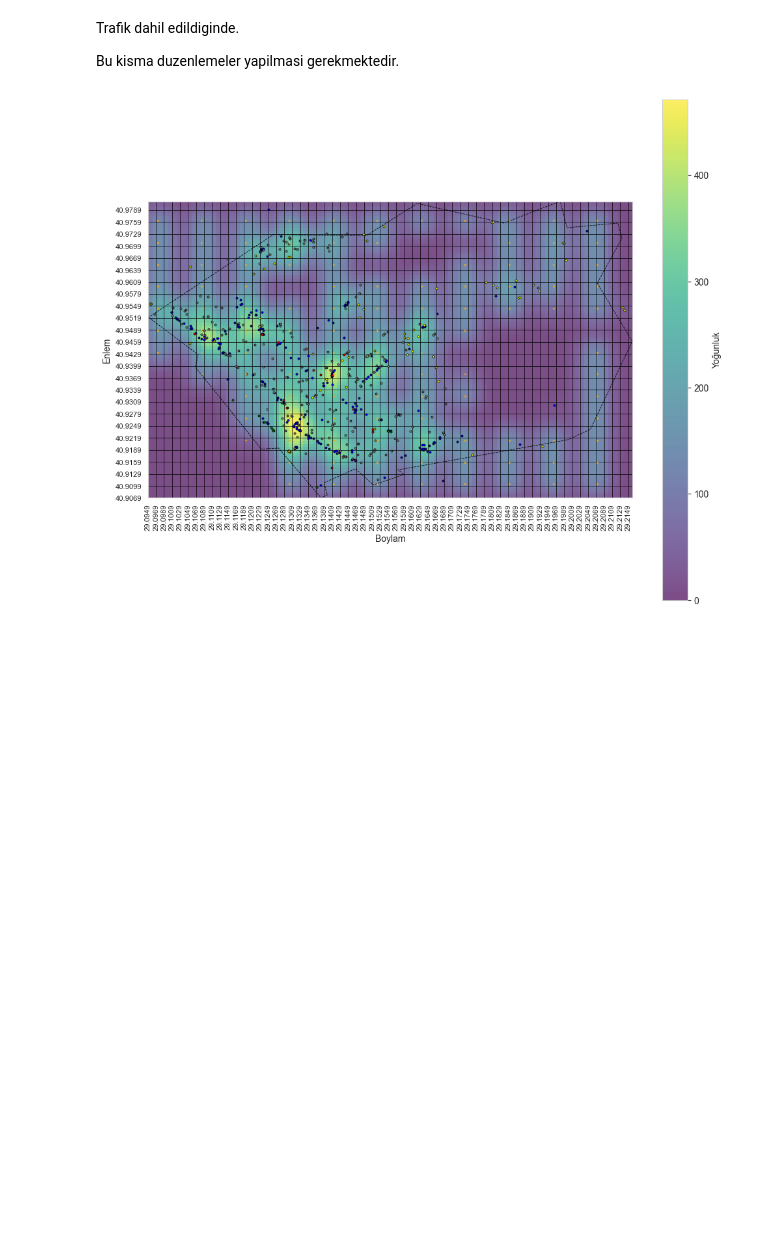
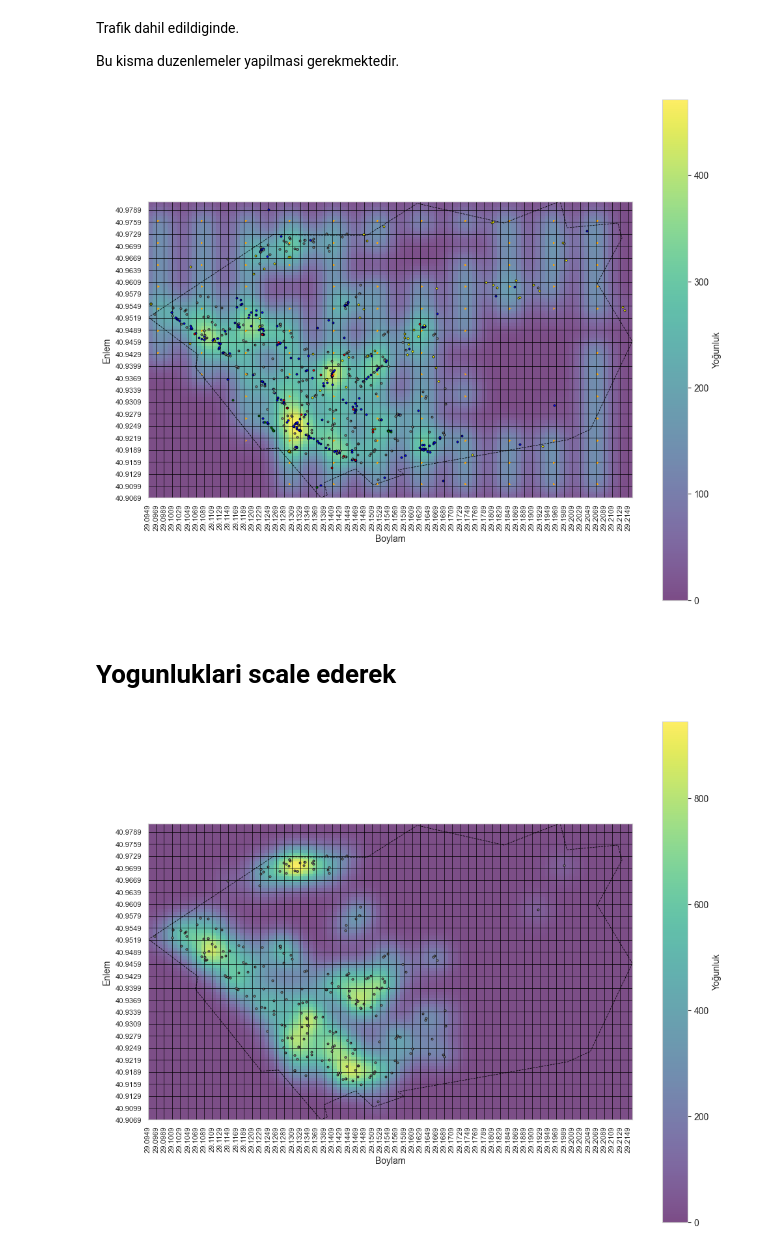
Before and after one commit to umutky/engineering_project, a Jupyter notebook: prepare_data.ipynb, the cells around one changed output. Saved outputs shown, nothing was run; the diff lists cells and outputs as text; code cells hidden in the pictures; blank space fills up the shorter version.

Commit message:
Maltepe_poi data was created and added to the map. Density values were calculated and scaled separately

```diff
--- a/prepare_data.ipynb
+++ b/prepare_data.ipynb
@@ -772,3 +771,67 @@ plt.plot(maltepe_sinir_koordinatlar[:, 1], maltepe_sinir_koordinatlar[:, 0], c='
 plt.show()
 # %% [output]
 [figure]
+# %% [markdown]
+# Yogunluklari scale ederek
+# %%
+import pandas as pd
+import numpy as np
+from geopy.distance import geodesic
+import matplotlib.pyplot as plt
+from sklearn.neighbors import KernelDensity
+from sklearn.preprocessing import MinMaxScaler
+
+atm_coords = maltepe_banka_atm[['longitude', 'latitude']].values
+akarayakit_coords = maltepe_akaryakit[['longitude', 'latitude']].values
+tum_rakipler_coords = tum_rakipler[['longitude', 'latitude']].values
+duraklar_coords = maltepe_duraklar[['longitude', 'latitude']].values
+otopark_coords = maltepe_otopark[['longitude', 'latitude']].values
+kendi_magazalarimiz = migros_df[['Longitude', 'Latitude']].values
+
+# Tüm koordinatların birleştirilmesi
+all_coords = tum_rakipler_coords
+
+# Kernel Density Estimation (Çekirdek Yoğunluk Tahmini) modelinin oluşturulması
+kde = KernelDensity(bandwidth=0.003, kernel='gaussian')  # Bandwidth ve kernel seçenekleri ayarlanabilir
+
+# Modelin veriye uydurulması
+kde.fit(all_coords)
+
+# Izgara oluşturma
+x_grid, y_grid = np.mgrid[min_longitude:max_longitude:100j, min_latitude:max_latitude:100j]
+positions = np.vstack([x_grid.ravel(), y_grid.ravel()])
+
+# Her bir ızgaradaki yoğunluk değerlerinin hesaplanması
+density_all = np.exp(kde.score_samples(positions.T))
+density_all = np.reshape(density_all, x_grid.shape)
+
+#scaler = MinMaxScaler()
+#density_all = scaler.fit_transform(density_all.reshape(-1, 1)).reshape(density_all.shape)
+# Figürün oluşturulması
+plt.figure(figsize=(12, 10))
+
+# Yoğunluk haritasının çizilmesi
+plt.imshow(np.rot90(density_all), cmap=plt.cm.viridis, extent=[min_longitude, max_longitude, min_latitude, max_latitude], alpha=0.7)
+plt.colorbar(label='Yoğunluk')
+
+# Izgara çizgilerinin eklenmesi
+plt.grid(color='black', linestyle='-', linewidth=0.5)
+
+# ATM ve banka koordinatlarının scatter plot ile eklenmesi
+#plt.scatter(atm_coords[:, 0], atm_coords[:, 1], color='blue', label='ATM', marker='o', edgecolors='black', linewidth=.5, s=5)
+#plt.scatter(akarayakit_coords[:, 0], akarayakit_coords[:, 1], color='red', label='Banka', marker='o', edgecolors='black', linewidth=.5, s=5)
+plt.scatter(tum_rakipler_coords[:, 0], tum_rakipler_coords[:, 1], color='grey', label='rakip_magaza', marker='o', edgecolors='black', linewidth=.5, s=5)
+#plt.scatter(duraklar_coords[:, 0], duraklar_coords[:, 1], color='yellow', label='duraklar', marker='o', edgecolors='black', linewidth=.5, s=5)
+#plt.scatter(otopark_coords[:, 0], otopark_coords[:, 1], color='green', label='otopark', marker='o', edgecolors='black', linewidth=.5, s=5)
+
+# Başlık ve etiketlerin eklenmesi
+plt.xticks(np.arange(min_longitude, max_longitude, 0.002), rotation=90, fontsize=8)
+plt.yticks(np.arange(min_latitude, max_latitude, 0.003), fontsize=8)
+plt.xlabel('Boylam')
+plt.ylabel('Enlem')
+
+# Maltepe ilçe sınırları
+plt.plot(maltepe_sinir_koordinatlar.iloc[:, 1], maltepe_sinir_koordinatlar.iloc[:, 0], c='black', lw=0.6, linestyle='--', label='Maltepe İlçesi Sınırları')
+plt.show()
+# %% [output]
+[figure, added]
```
Also changed, not shown: parts of 44 cells of this notebook, 2 other files.
